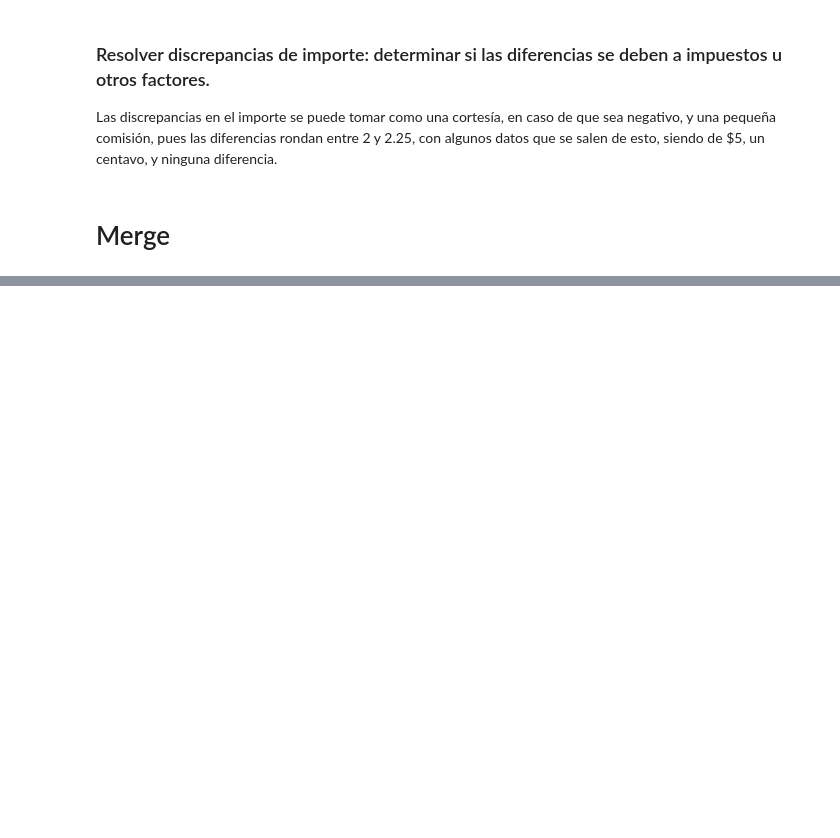
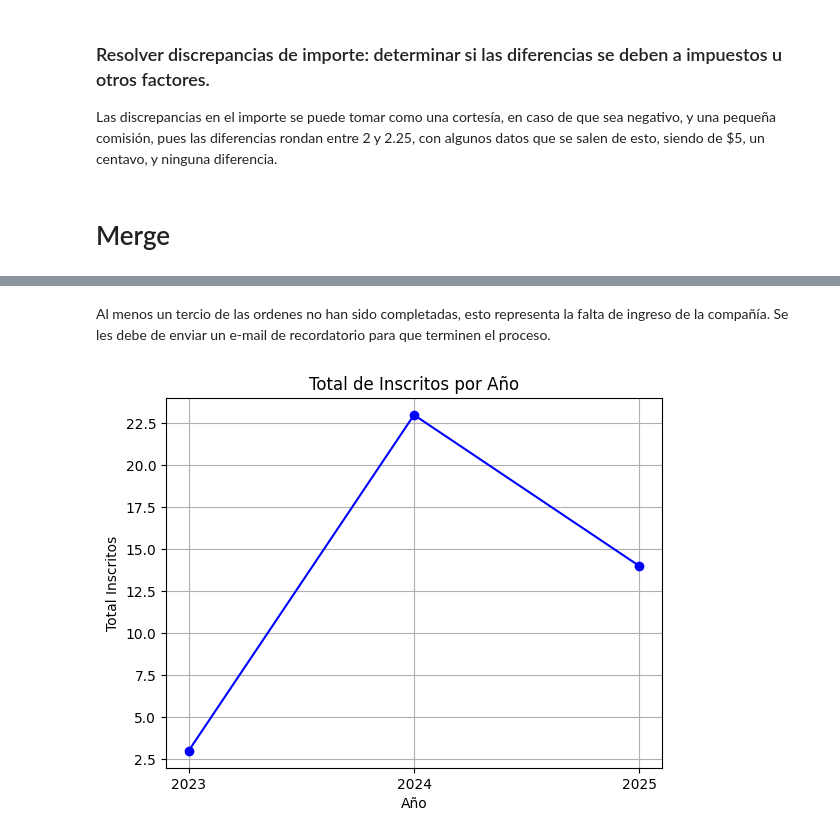
Before and after one commit to SLC-ITESO/MineriaDatos, a Jupyter notebook: Acts/Integracion_Datos/Integracion.ipynb, the cells around one changed output, grey strips where cells are left out. Cells and saved outputs as stored; diff of their text form; code cells hidden in the pictures; blank space fills up the shorter version.

```diff
--- a/Acts/Integracion_Datos/Integracion.ipynb
+++ b/Acts/Integracion_Datos/Integracion.ipynb
@@ -191,0 +239,15 @@ MergedData.to_csv("MergedData.csv")
+# %% [markdown]
+Al menos un tercio de las ordenes no han sido completadas, esto representa la falta de ingreso de la compañía. Se les debe de enviar un e-mail de recordatorio para que terminen el proceso.
+# %%
+MergedData['year'] = MergedData['Join_Date'].dt.year
+tot_anio = MergedData.groupby('year').size()
+#tot_anio
+plt.plot(tot_anio.index, tot_anio, label='Total de Delitos', color='blue', marker='o')
+plt.title('Total de Inscritos por Año')
+plt.xlabel('Año')
+plt.ylabel('Total Inscritos')
+plt.grid(True)
+plt.xticks([2023, 2024, 2025])
+plt.show()
+# %% [output]
+[figure, added]
```
Also changed, not shown: parts of 11 cells of this notebook.
